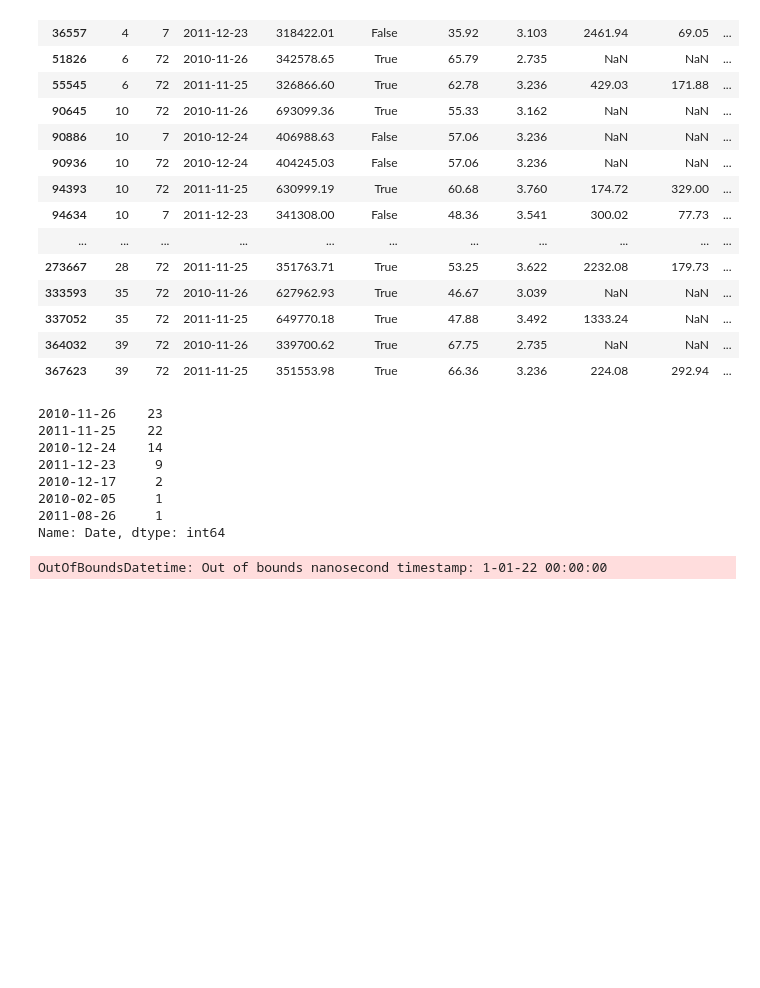
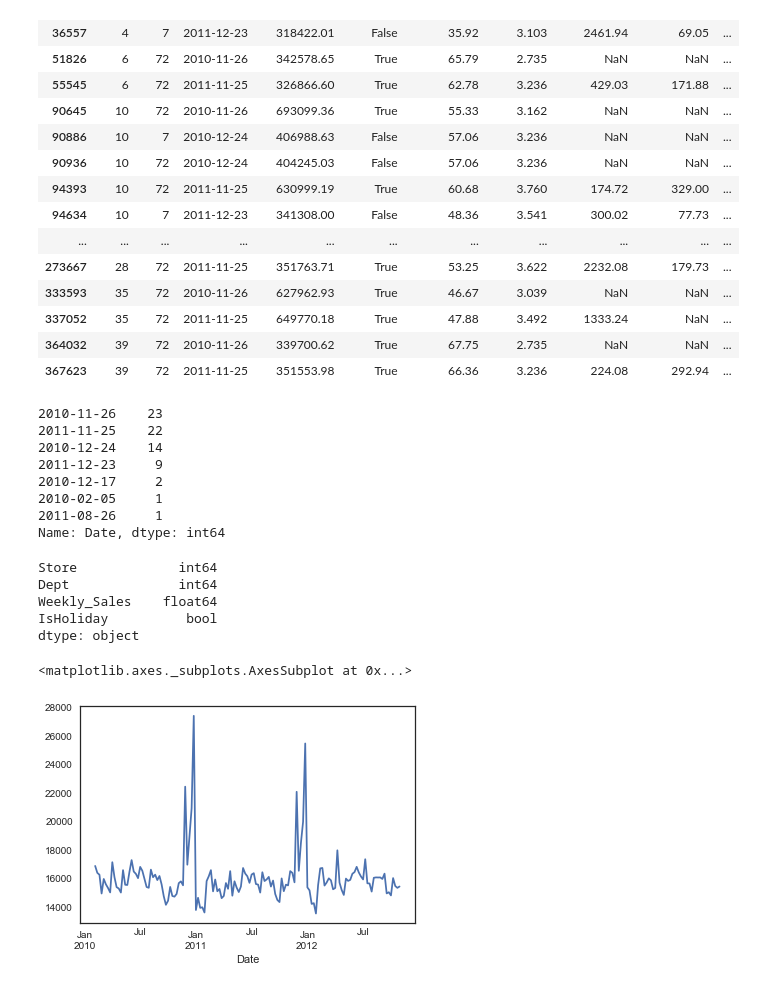
Before and after one commit to icecandy8/ExerciseSales, a Jupyter notebook: BelgiumExercise.ipynb, the cells around one changed output. Cells and saved outputs as stored; diff of their text form; code cells hidden in the pictures; blank space fills up the shorter version.

```diff
--- a/BelgiumExercise.ipynb
+++ b/BelgiumExercise.ipynb
@@ -210,10 +210,20 @@ merged_sales.loc[merged_sales['Weekly_Sales'] >240000,"Date"].value_counts()
 Name: Date, dtype: int64
 # %%
 # type(sales.Date[0])
-salest = pd.read_csv("historic_sales.csv",delimiter='|',index_col=0,parse_dates=['Date'],low_memory=False)
-pd.to_datetime(salest['Date'])
+salesc = pd.read_csv("historic_sales_clean.csv",delimiter=',',parse_dates=['Date'],low_memory=False, index_col="Date")
+salesc.dtypes
 # %% [output]
-OutOfBoundsDatetime: Out of bounds nanosecond timestamp: 1-01-22 00:00:00
+Store             int64
+Dept              int64
+Weekly_Sales    float64
+IsHoliday          bool
+dtype: object
+# %%
+salesc.Weekly_Sales.resample('W').mean().plot()
+#Theres peak in sales towards year end owing to holidays
+# %% [output]
+<matplotlib.axes._subplots.AxesSubplot at 0x...>
+[figure, added]
 # %%
 #Data Preparation (Cleaning, Missing values)
 merged_sales.isnull().sum()
```
Also changed, not shown: parts of 2 cells of this notebook.
